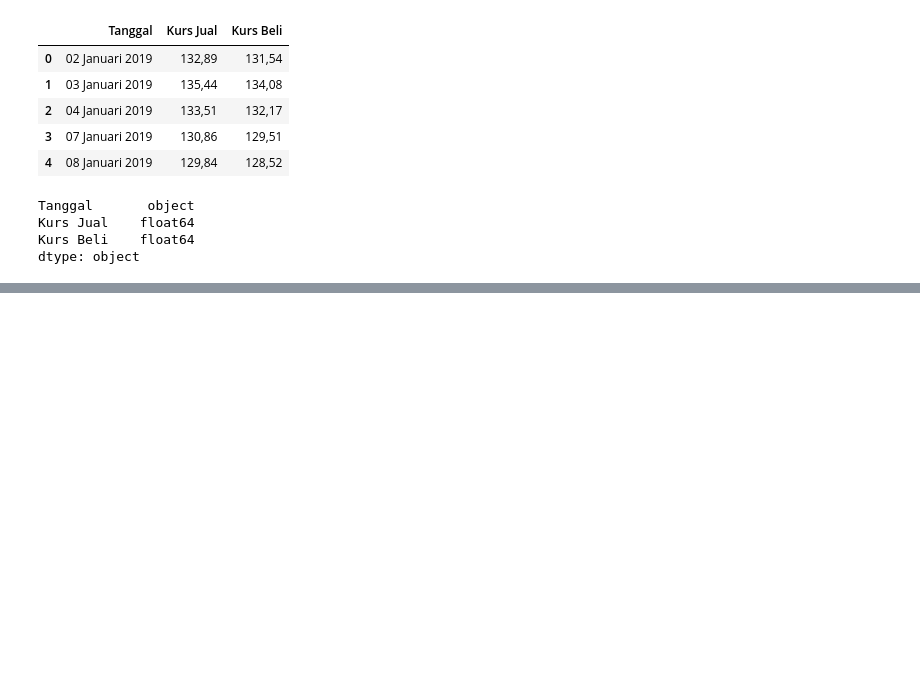
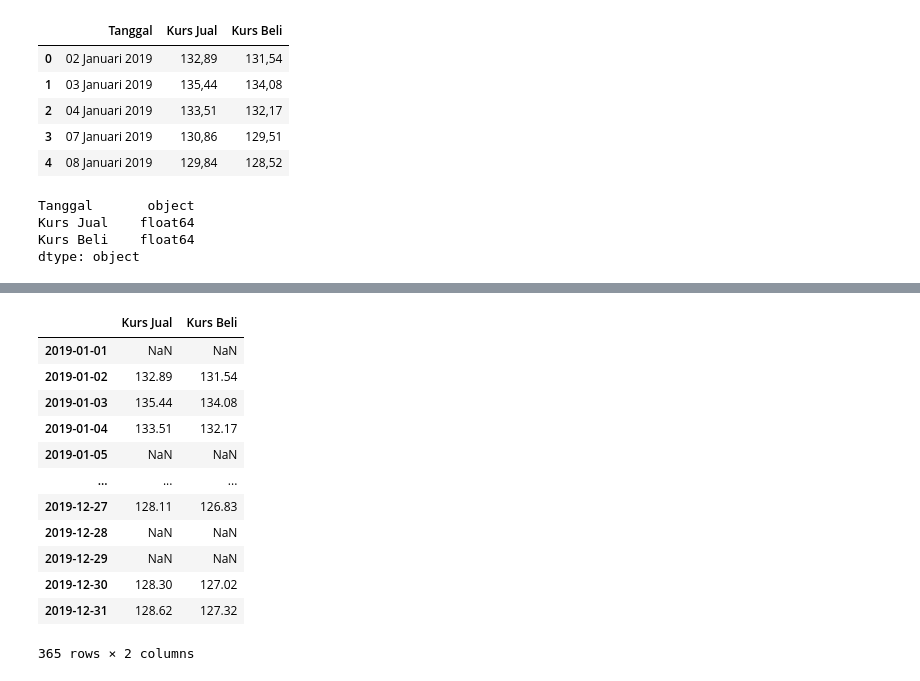
Before and after one commit to farishisyam/Algo-Caps-YenWebScrap, a Jupyter notebook: Yen Web Scrapping.ipynb, the cells around one changed output, grey strips where cells are left out. Cells and saved outputs as stored; diff of their text form; code cells hidden in the pictures; blank space fills up the shorter version.

```diff
--- a/Yen Web Scrapping.ipynb
+++ b/Yen Web Scrapping.ipynb
@@ -6,7 +6,7 @@ from datetime import datetime
 # %%
 url = "https://monexnews.com/kurs-valuta-asing.htm?kurs=JPY&searchdatefrom=01-01-2019&searchdateto=31-12-2019"
 url_get = requests.get(url)
-soup = BeautifulSoup(url_get.text, 'html.parser')
+soup = BeautifulSoup(url_get.content, 'html.parser')
 # %%
 table = soup.find('table', attrs={'class' : 'table'})
 # %%
@@ -92,0 +80,17 @@ Monthly.plot()
+# %%
+df = df.reindex(tanggal2019)
+df
+# %% [output]
+|  | Kurs Jual | Kurs Beli |
+| 2019-01-01 | NaN | NaN |
+| 2019-01-02 | 132.89 | 131.54 |
+| 2019-01-03 | 135.44 | 134.08 |
+| 2019-01-04 | 133.51 | 132.17 |
+| 2019-01-05 | NaN | NaN |
+| ... | ... | ... |
+| 2019-12-27 | 128.11 | 126.83 |
+| 2019-12-28 | NaN | NaN |
+| 2019-12-29 | NaN | NaN |
+| 2019-12-30 | 128.30 | 127.02 |
+| 2019-12-31 | 128.62 | 127.32 |
+365 rows × 2 columns
```
Also changed, not shown: parts of 6 cells of this notebook, 1 other file.
